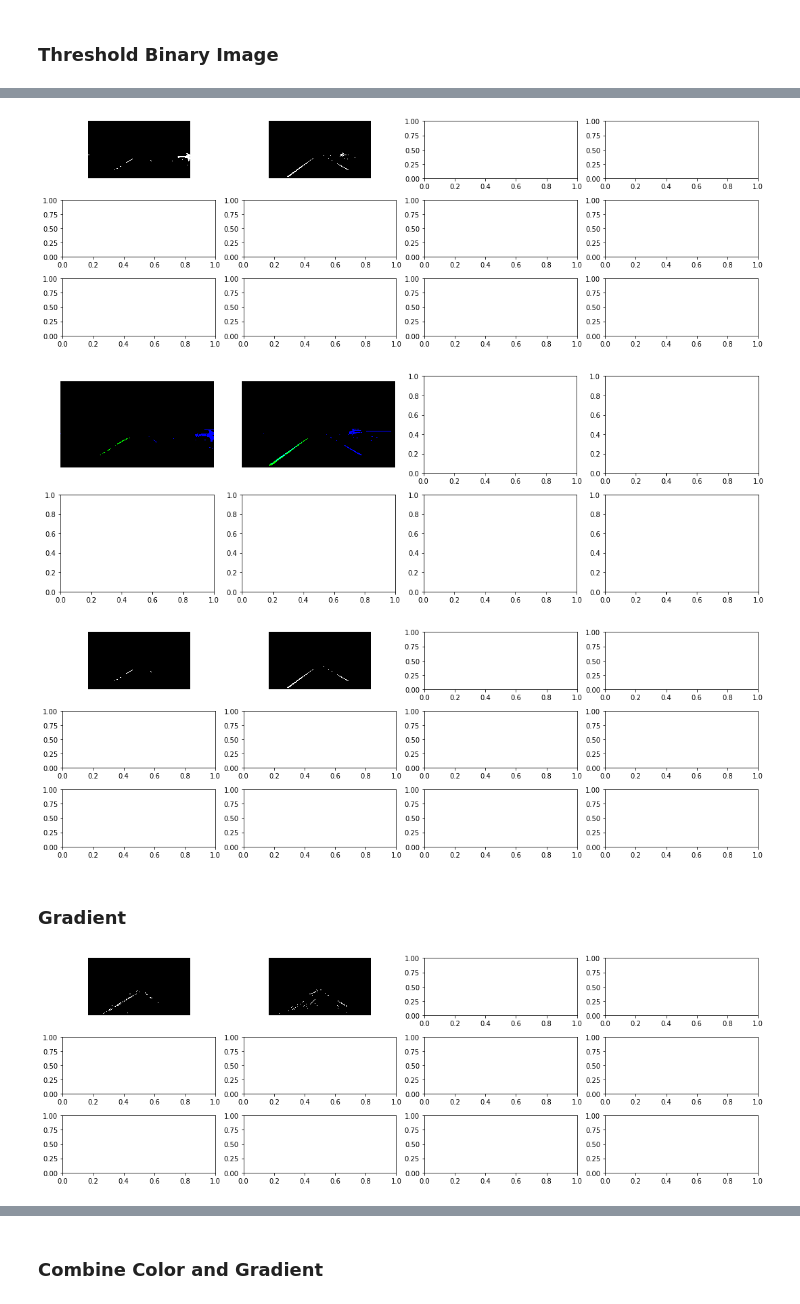
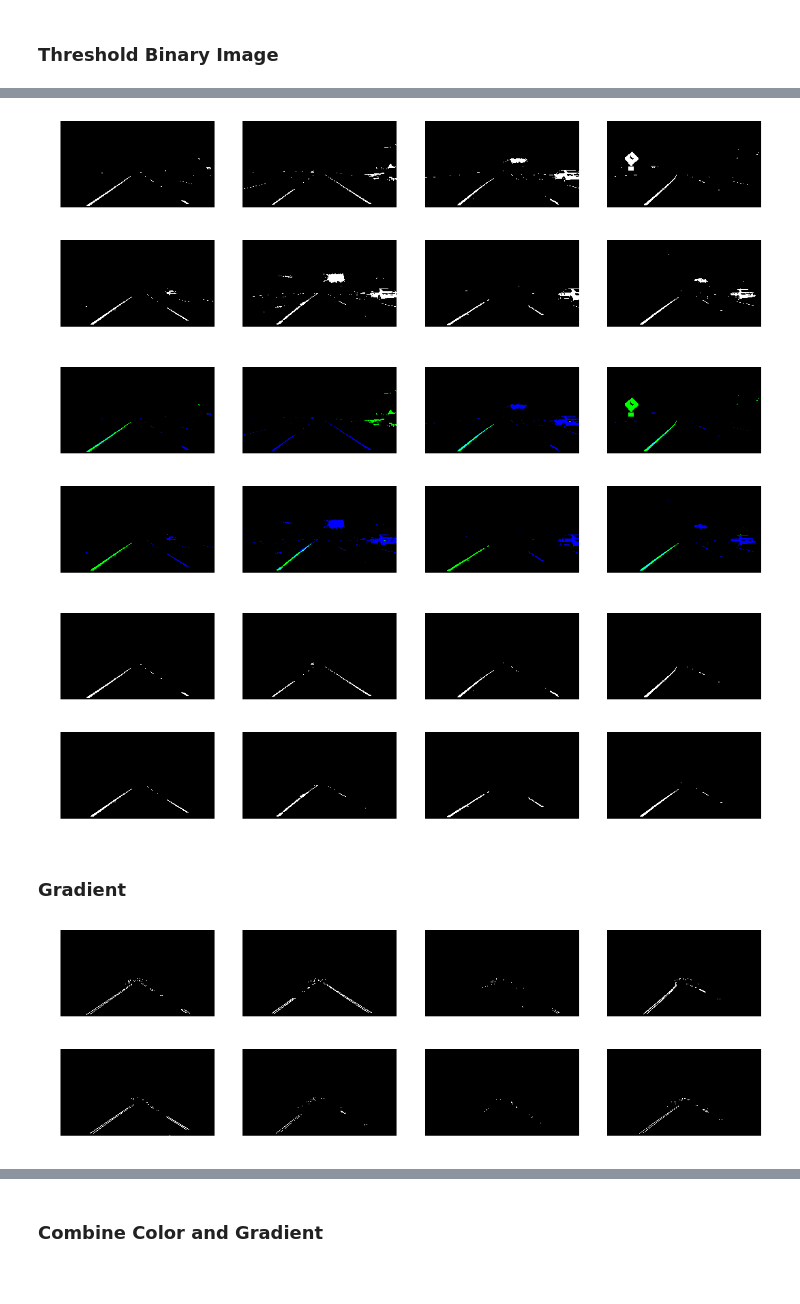
Before and after one commit to scrottty/CarND-Advanced-Lane-Lines, a Jupyter notebook: workbook_images.ipynb, the cells around one changed output, grey strips where cells are left out. Drawn from its saved outputs; the diff is of its cells as text; code cells hidden in the pictures; blank space fills up the shorter version.

```diff
--- a/workbook_images.ipynb
+++ b/workbook_images.ipynb
@@ -138,7 +144,7 @@ def plotImages(images):
         ax[i].axis('off')
     plt.show()
 def plotImagesGray(images):
-    f, ax = plt.subplots(3,4, figsize=(15,5))
+    f, ax = plt.subplots(2,4, figsize=(15,5))
     ax = ax.ravel()
     f.tight_layout()
     for i in range(0,len(images)):
@@ -148,8 +154,9 @@ def plotImagesGray(images):
 # %%
 # Load Test Images from file
 filelist=[]
-for file in os.listdir('./test_images/hardImages/'):
+for file in os.listdir('./test_images'):
     if file.endswith('.jpg'):
-        filelist.append('./hardImages/{}'.format(file))
-
+        filelist.append(file)
+#         filelist.append('./hardImages/{}'.format(file))
+print(filelist)
 images = [cv2.imread('./test_images/{}'.format(image)) for image in filelist]
@@ -290,8 +309,8 @@ binary_thresh_compare = np.array(binary_thresh_compare)
 plotImagesGray(binary_thresh)
 plotImages(binary_thresh_compare)
 # %% [output]
-[figure, old version]
+[figure, new version]
-[figure, old version]
+[figure, new version]
 # %%
 # Function to do the colorspace transforms
 def colorspace(images):
@@ -315,7 +334,7 @@ imagesColorspace = np.array(imagesColorspace)
 imagesColorspaceMasked = [region_of_interest(image, vertices) for image in imagesColorspace]
 plotImagesGray(imagesColorspaceMasked)
 # %% [output]
-[figure, old version]
+[figure, new version]
 # %% [markdown]
 ### Gradient
 # %%
@@ -366,31 +385,31 @@ def gradient_dir(image, sobel_kernel=3, thresh=(0,255)):
 # %%
 gradientAbsx = []
 gradientAbsy = []
 gradientMag = []
 gradientDir = []
 binary_gradient = []
 for image in imagesUndist:
-    grad_absx = gradient_abs(image, orient='x', sobel_kernel=15, thresh=(20,200))
-    grad_absy = gradient_abs(image, orient='y', sobel_kernel=15, thresh=(20,200))
-    grad_mag = gradient_mag(image, sobel_kernel=15, thresh=(40,200))
+    grad_absx = gradient_abs(image, orient='x', sobel_kernel=15, thresh=(55,200))
+    grad_absy = gradient_abs(image, orient='y', sobel_kernel=15, thresh=(40,200))
+    grad_mag = gradient_mag(image, sobel_kernel=15, thresh=(50,200))
     grad_dir = gradient_dir(image, sobel_kernel=15, thresh=(0.7,1.1))
     gradientAbsx.append(grad_absx)
     gradientAbsy.append(grad_absy)
     gradientMag.append(grad_mag)
     gradientDir.append(grad_dir)
     binary_grad = np.zeros_like(grad_absx)
     binary_grad[((grad_absx==1)&(grad_absy==1)) | ((grad_mag==1)&(grad_dir==1))]=1
     binary_gradient.append(binary_grad)
 
 # plotImagesGray(gradientAbsx)
 # plotImagesGray(gradientAbsy)
 # plotImagesGray(gradientMag)
 # plotImagesGray(gradientDir)
 # plotImagesGray(binary_gradient)
-binary_gradient_mask = [region_of_interest(image, vertices) for image in binary_gradient]
+binary_gradient_mask = [region_of_interest(image, vertices) for image in gradientAbsx]
 plotImagesGray(binary_gradient_mask)
 # %% [output]
-[figure, old version]
+[figure, new version]
 # %%
 # Function for gradient
 def gradient(images):
```
Also changed, not shown: parts of 22 cells of this notebook, 36 other files.
